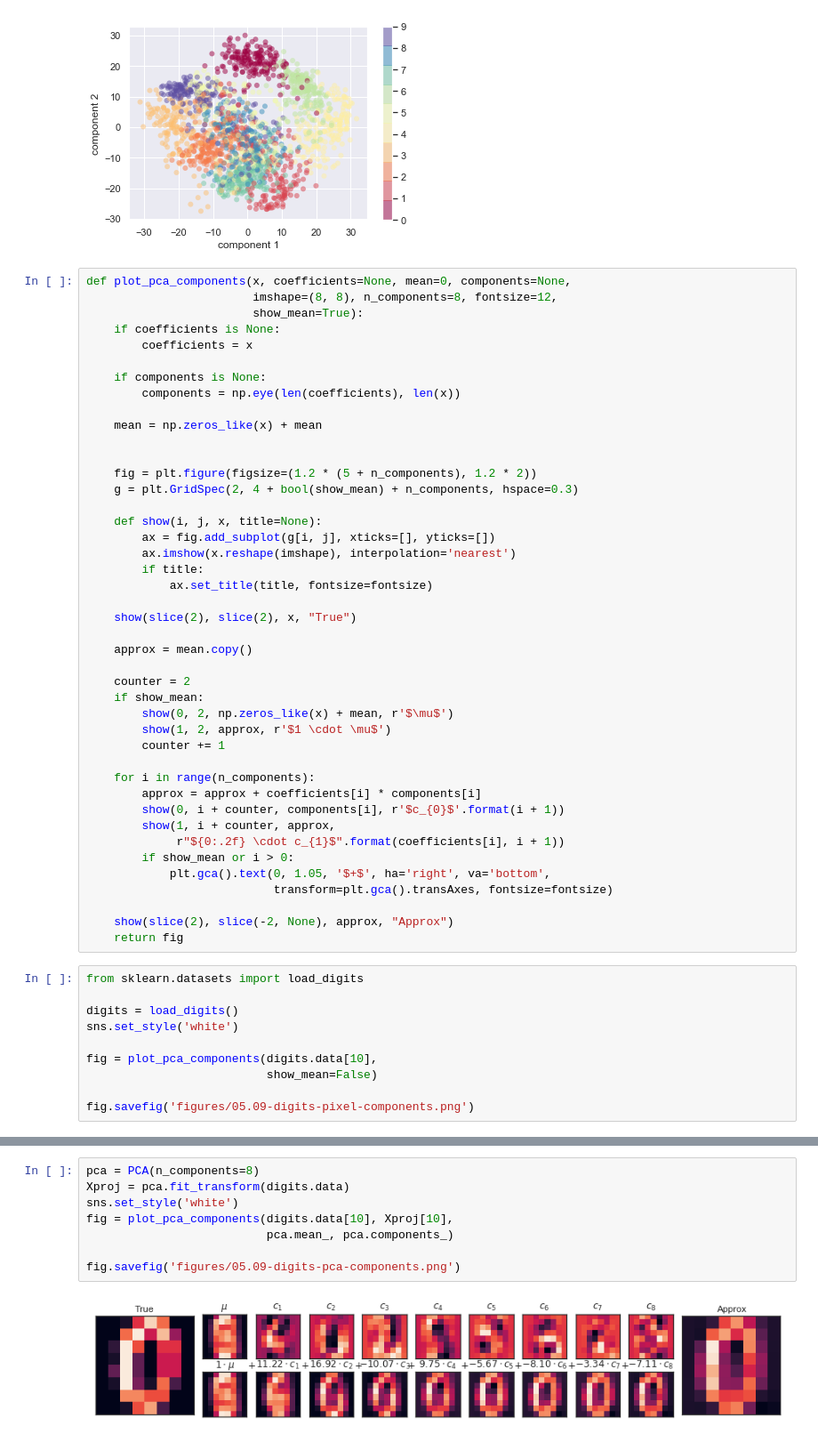
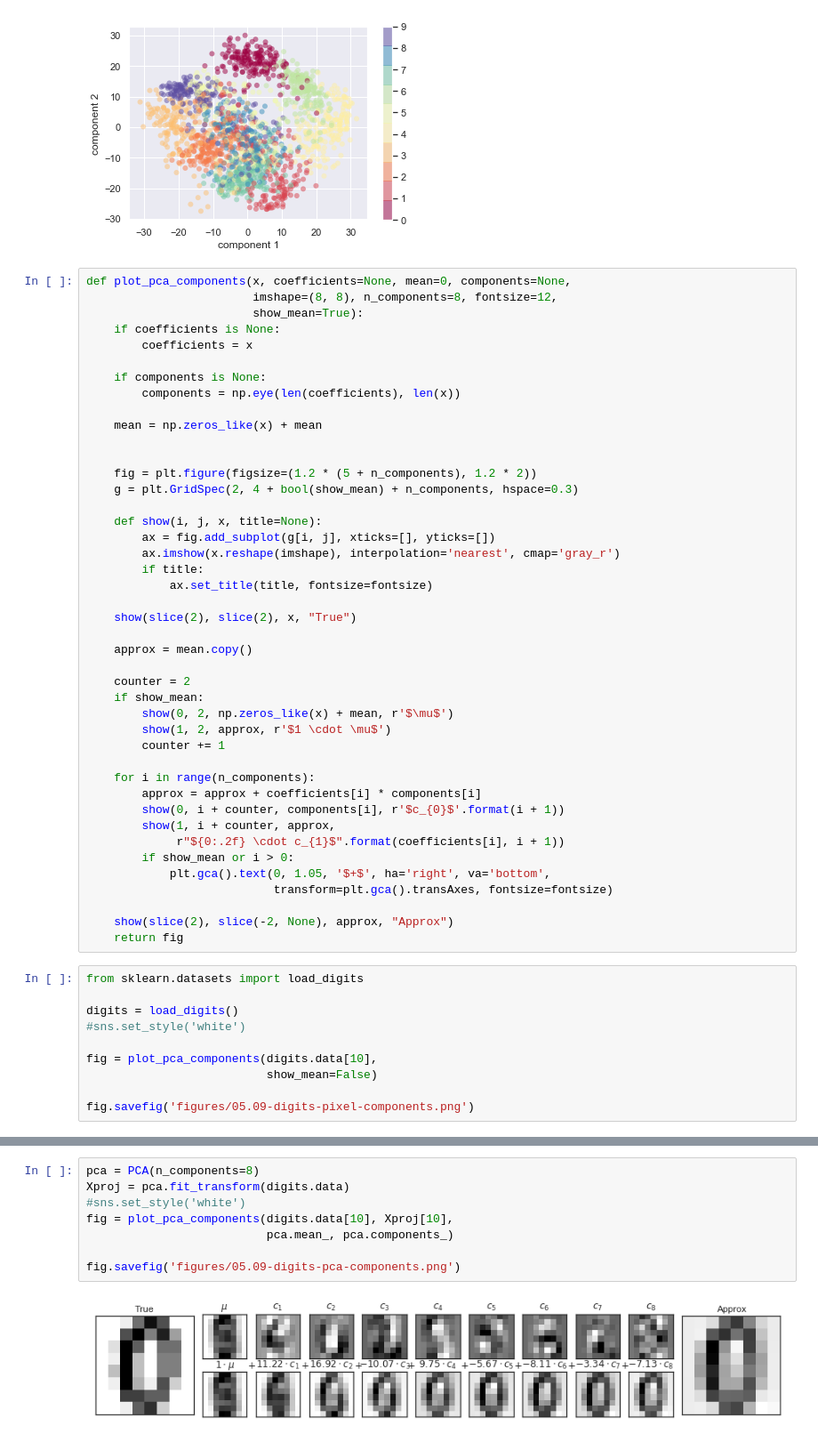
Before and after one commit to GAnagno/Dimensionality-Reduction, a Jupyter notebook: PCA.ipynb, the cells around one changed output, grey strips where cells are left out. Shown: that part at 89% size. Drawn from its saved outputs; the diff is of its cells as text.

```diff
--- a/PCA.ipynb
+++ b/PCA.ipynb
@@ -128,7 +128,7 @@ def plot_pca_components(x, coefficients=None, mean=0, components=None,
 
     def show(i, j, x, title=None):
         ax = fig.add_subplot(g[i, j], xticks=[], yticks=[])
-        ax.imshow(x.reshape(imshape), interpolation='nearest')
+        ax.imshow(x.reshape(imshape), interpolation='nearest', cmap='gray_r')
         if title:
             ax.set_title(title, fontsize=fontsize)
 
@@ -157,7 +157,7 @@ def plot_pca_components(x, coefficients=None, mean=0, components=None,
 from sklearn.datasets import load_digits
 
 digits = load_digits()
-sns.set_style('white')
+#sns.set_style('white')
 
 fig = plot_pca_components(digits.data[10],
                           show_mean=False)
@@ -168,10 +168,10 @@ fig.savefig('figures/05.09-digits-pixel-components.png')
 # %%
 pca = PCA(n_components=8)
 Xproj = pca.fit_transform(digits.data)
-sns.set_style('white')
+#sns.set_style('white')
 fig = plot_pca_components(digits.data[10], Xproj[10],
                           pca.mean_, pca.components_)
 
 fig.savefig('figures/05.09-digits-pca-components.png')
 # %% [output]
-[figure, old version]
+[figure, new version]
```
Also changed, not shown: parts of 12 cells of this notebook.
